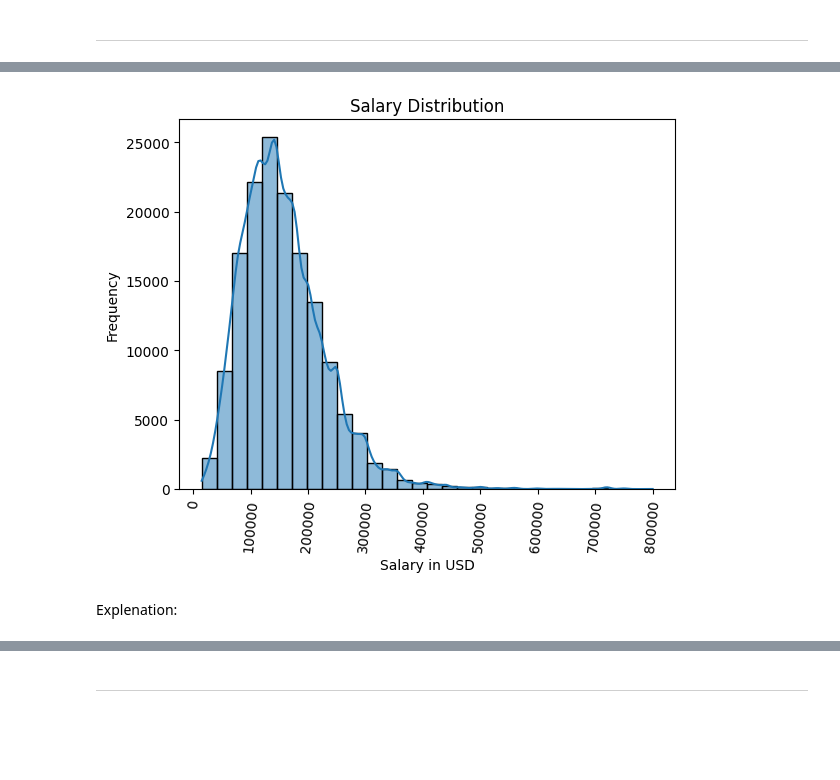
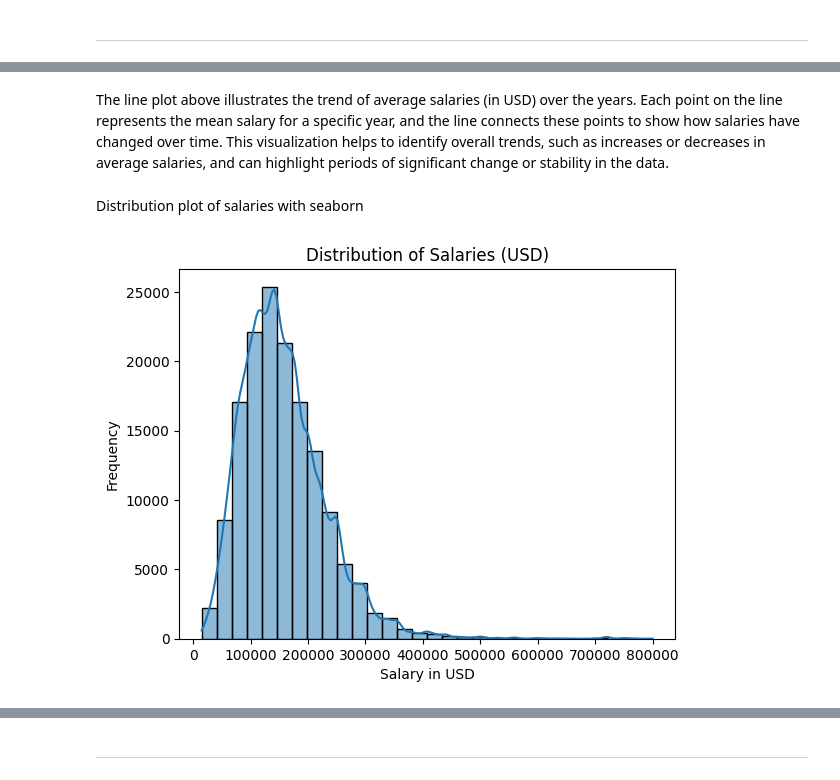
Before and after one commit to AdrianSrbl/Project_1, a Jupyter notebook: jupyter_notebooks/Data_Visualisation.ipynb, the cells around one changed output, grey strips where cells are left out. Drawn from its saved outputs; the diff is of its cells as text; code cells hidden in the pictures; blank space fills up the shorter version.

```diff
--- a/jupyter_notebooks/Data_Visualisation.ipynb
+++ b/jupyter_notebooks/Data_Visualisation.ipynb
@@ -62,11 +95,12 @@ Expenation:
+# %% [markdown]
+The line plot above illustrates the trend of average salaries (in USD) over the years. Each point on the line represents the mean salary for a specific year, and the line connects these points to show how salaries have changed over time. This visualization helps to identify overall trends, such as increases or decreases in average salaries, and can highlight periods of significant change or stability in the data.
+# %% [markdown]
+Distribution plot of salaries with seaborn
 # %%
-sns.histplot(data=df, x='salary_in_usd', bins=30, kde=True)
-plt.title('Salary Distribution')
+sns.histplot(df['salary_in_usd'], kde=True, bins=30)
+plt.title('Distribution of Salaries (USD)')
 plt.xlabel('Salary in USD')
 plt.ylabel('Frequency')
-plt.xticks(rotation = 85)
 plt.show()
 # %% [output]
-[figure, old version]
+[figure, new version]
-# %% [markdown]
-Explenation:
```
Also changed, not shown: parts of 29 cells of this notebook.
